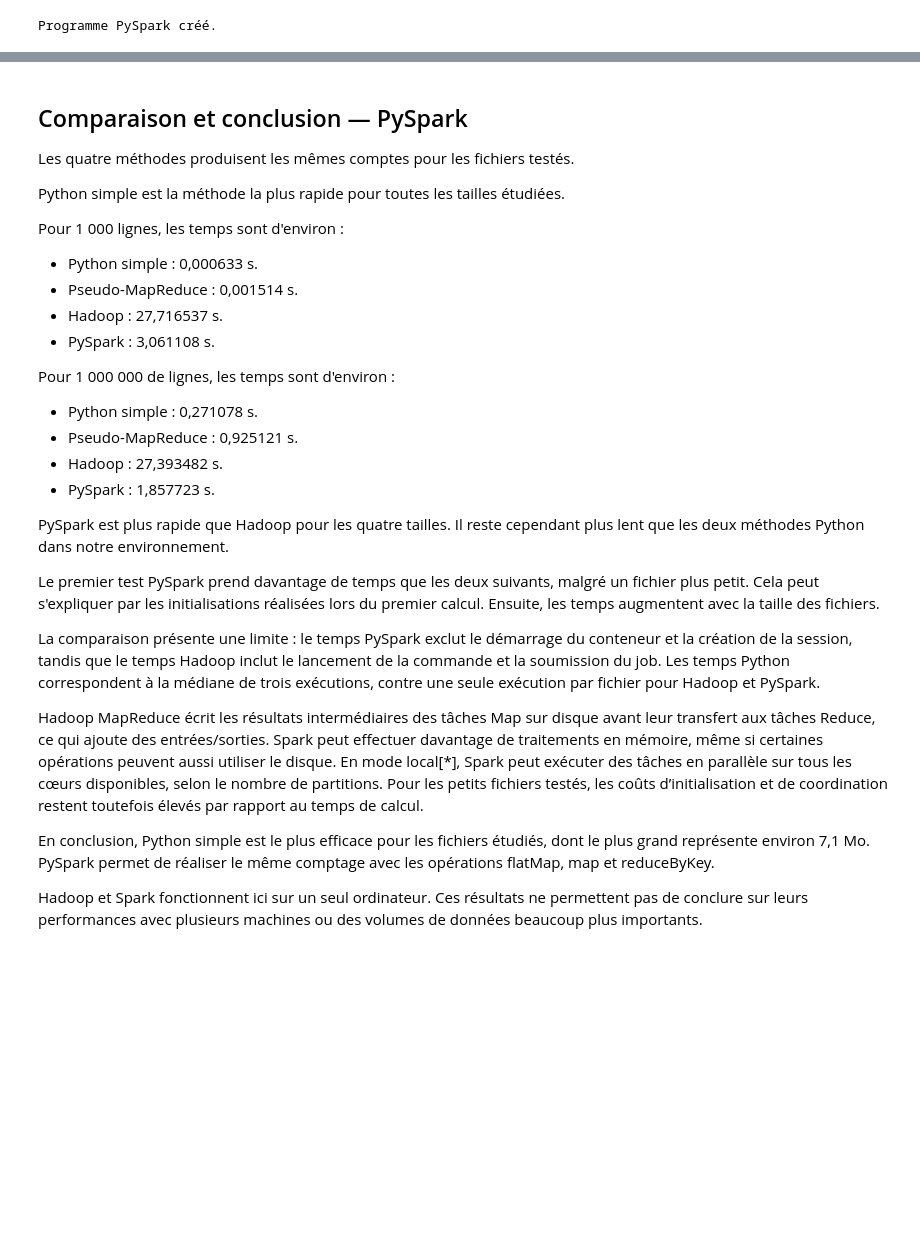
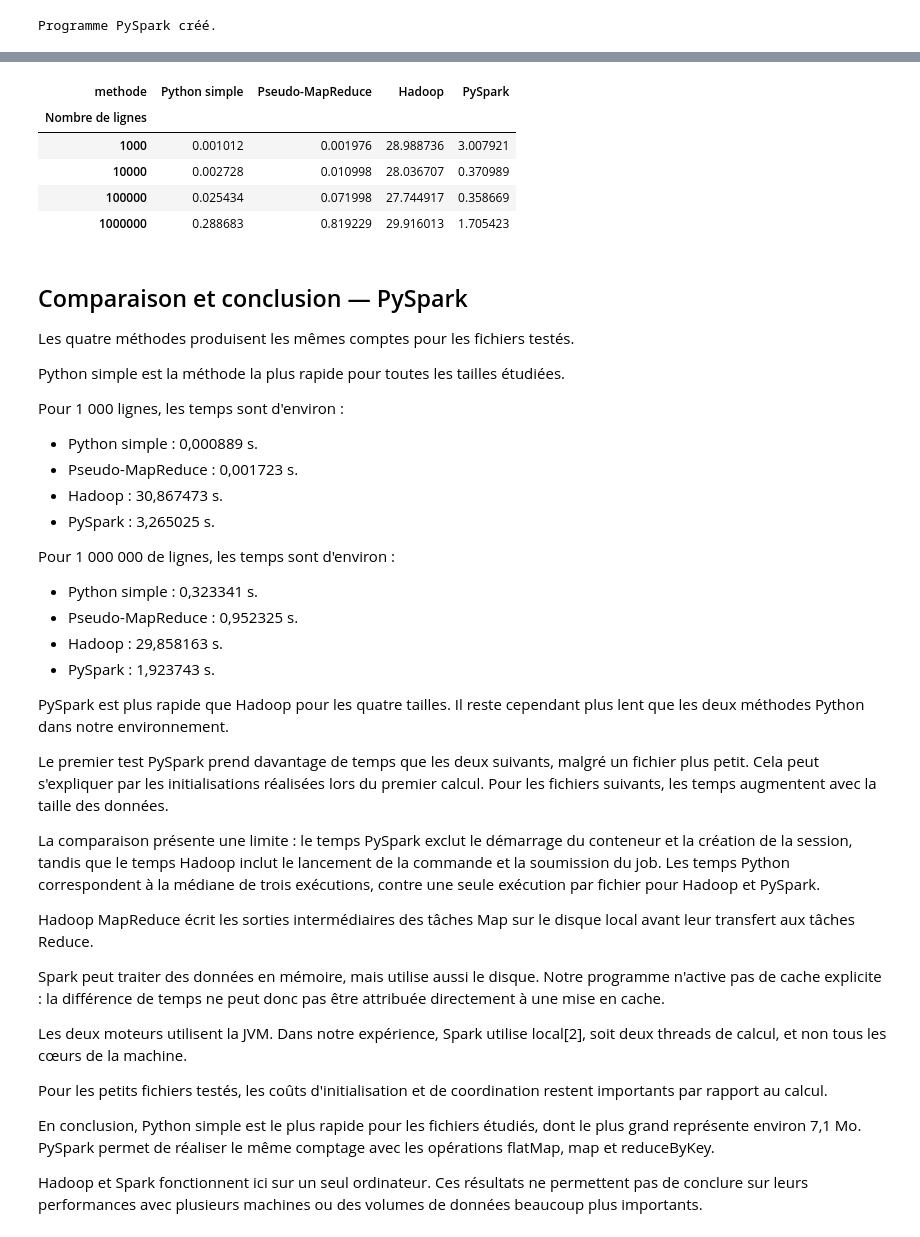
Before and after one commit to alex-abdallah/TP_ComptageMots, a Jupyter notebook: TP_ComptageMots.ipynb, the cells around one changed output, grey strips where cells are left out. Drawn from its saved outputs; the diff is of its cells as text; code cells hidden in the pictures; blank space fills up the shorter version.

```diff
--- a/TP_ComptageMots.ipynb
+++ b/TP_ComptageMots.ipynb
@@ -619,3 +713,12 @@ display(comparaison_spark.round(6))
+# %%
+display(comparaison_spark.round(6))
+# %% [output]
+| methode | Python simple | Pseudo-MapReduce | Hadoop | PySpark |
+| Nombre de lignes |  |  |  |  |
+| 1000 | 0.001012 | 0.001976 | 28.988736 | 3.007921 |
+| 10000 | 0.002728 | 0.010998 | 28.036707 | 0.370989 |
+| 100000 | 0.025434 | 0.071998 | 27.744917 | 0.358669 |
+| 1000000 | 0.288683 | 0.819229 | 29.916013 | 1.705423 |
 # %% [markdown]
 ## Comparaison et conclusion — PySpark
 
@@ -626,16 +729,18 @@ Python simple est la méthode la plus rapide pour toutes
 les tailles étudiées.
 
 Pour 1 000 lignes, les temps sont d'environ :
-- Python simple : 0,000633 s.
-- Pseudo-MapReduce : 0,001514 s.
-- Hadoop : 27,716537 s.
-- PySpark : 3,061108 s.
+
+- Python simple : 0,000889 s.
+- Pseudo-MapReduce : 0,001723 s.
+- Hadoop : 30,867473 s.
+- PySpark : 3,265025 s.
 
 Pour 1 000 000 de lignes, les temps sont d'environ :
-- Python simple : 0,271078 s.
-- Pseudo-MapReduce : 0,925121 s.
-- Hadoop : 27,393482 s.
-- PySpark : 1,857723 s.
+
+- Python simple : 0,323341 s.
+- Pseudo-MapReduce : 0,952325 s.
+- Hadoop : 29,858163 s.
+- PySpark : 1,923743 s.
 
 PySpark est plus rapide que Hadoop pour les quatre tailles.
 Il reste cependant plus lent que les deux méthodes Python
@@ -644,8 +749,8 @@ dans notre environnement.
 Le premier test PySpark prend davantage de temps que les
 deux suivants, malgré un fichier plus petit. Cela peut
 s'expliquer par les initialisations réalisées lors du
-premier calcul. Ensuite, les temps augmentent avec la taille
-des fichiers.
+premier calcul. Pour les fichiers suivants, les temps
+augmentent avec la taille des données.
 
 La comparaison présente une limite : le temps PySpark
 exclut le démarrage du conteneur et la création de la session,
@@ -654,9 +759,22 @@ et la soumission du job. Les temps Python correspondent
 à la médiane de trois exécutions, contre une seule exécution
 par fichier pour Hadoop et PySpark.
 
-Hadoop MapReduce écrit les résultats intermédiaires des tâches Map sur disque avant leur transfert aux tâches Reduce, ce qui ajoute des entrées/sorties. Spark peut effectuer davantage de traitements en mémoire, même si certaines opérations peuvent aussi utiliser le disque. En mode local[*], Spark peut exécuter des tâches en parallèle sur tous les cœurs disponibles, selon le nombre de partitions. Pour les petits fichiers testés, les coûts d’initialisation et de coordination restent toutefois élevés par rapport au temps de calcul.
+Hadoop MapReduce écrit les sorties intermédiaires des tâches
+Map sur le disque local avant leur transfert aux tâches Reduce.
 
-En conclusion, Python simple est le plus efficace pour
+Spark peut traiter des données en mémoire, mais utilise aussi
+le disque. Notre programme n'active pas de cache explicite :
+la différence de temps ne peut donc pas être attribuée
+directement à une mise en cache.
+
+Les deux moteurs utilisent la JVM. Dans notre expérience,
+Spark utilise local[2], soit deux threads de calcul,
+et non tous les cœurs de la machine.
+
+Pour les petits fichiers testés, les coûts d'initialisation
+et de coordination restent importants par rapport au calcul.
+
+En conclusion, Python simple est le plus rapide pour
 les fichiers étudiés, dont le plus grand représente environ
 7,1 Mo. PySpark permet de réaliser le même comptage avec
 les opérations flatMap, map et reduceByKey.
```
Also changed, not shown: parts of 12 cells of this notebook.
